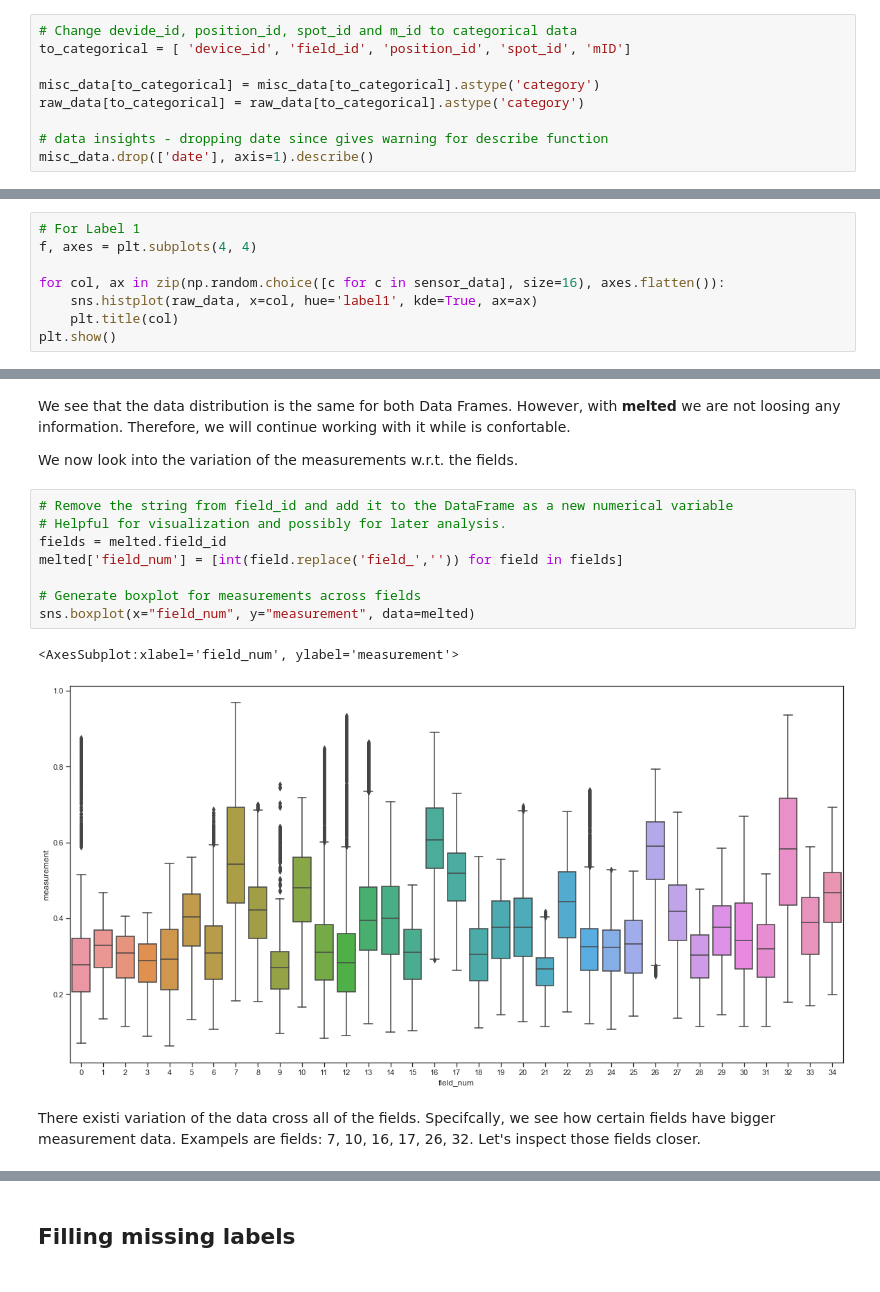
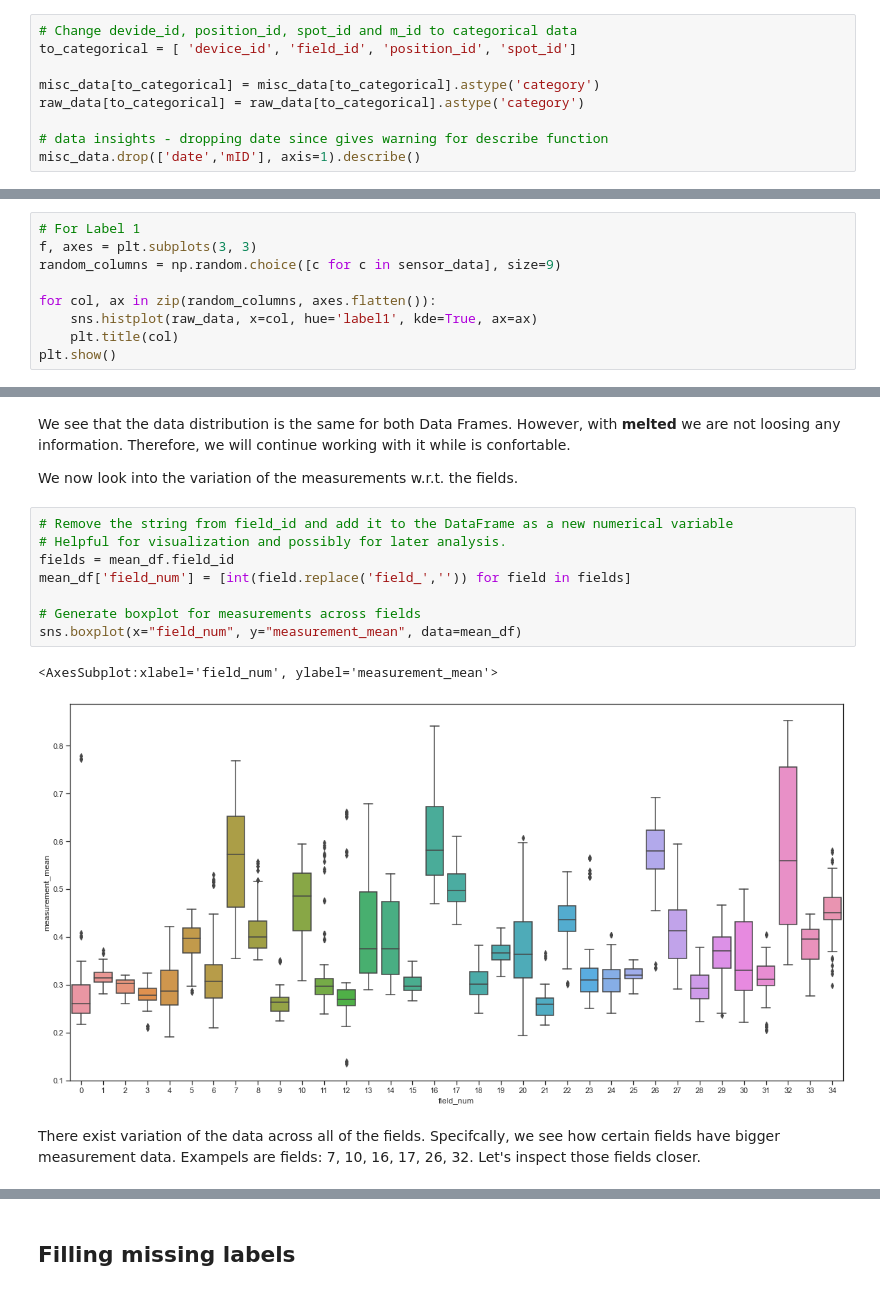
Before and after one commit to nicolasperezdeo/stenon_challenge, a Jupyter notebook: junior_DS_challenge.ipynb, the cells around one changed output, grey strips where cells are left out. Drawn from its saved outputs; the diff is of its cells as text.

```diff
--- a/junior_DS_challenge.ipynb
+++ b/junior_DS_challenge.ipynb
@@ -89,11 +99,11 @@ Moreover, the data is bounded to the [0,1] range, thus, normalized. Depending on
 Now we look int the other non-numerical data.
 # %%
 # Change devide_id, position_id, spot_id and m_id to categorical data
-to_categorical = [ 'device_id', 'field_id', 'position_id', 'spot_id', 'mID']
+to_categorical = [ 'device_id', 'field_id', 'position_id', 'spot_id']
 
 misc_data[to_categorical] = misc_data[to_categorical].astype('category')
 raw_data[to_categorical] = raw_data[to_categorical].astype('category')
 
 # data insights - dropping date since gives warning for describe function
-misc_data.drop(['date'], axis=1).describe()
+misc_data.drop(['date','mID'], axis=1).describe()
 # %% [output]
@@ -139,9 +150,10 @@ sensor_data = sensor_data.apply(lambda row: row.fillna(row.mean()), axis=1)
 Let's now look into the distribution of the data with respect to the given labels. I will plot randomly slected sensor data across measurements to see the predictive power of the sensor data (columns).
 # %%
 # For Label 1
-f, axes = plt.subplots(4, 4)
+f, axes = plt.subplots(3, 3)
+random_columns = np.random.choice([c for c in sensor_data], size=9)
 
-for col, ax in zip(np.random.choice([c for c in sensor_data], size=16), axes.flatten()):
+for col, ax in zip(random_columns, axes.flatten()):
     sns.histplot(raw_data, x=col, hue='label1', kde=True, ax=ax)
     plt.title(col)
 plt.show()
@@ -258,16 +263,16 @@ We now look into the variation of the measurements w.r.t. the fields.
 # %%
 # Remove the string from field_id and add it to the DataFrame as a new numerical variable
 # Helpful for visualization and possibly for later analysis.
-fields = melted.field_id
-melted['field_num'] = [int(field.replace('field_','')) for field in fields]
+fields = mean_df.field_id
+mean_df['field_num'] = [int(field.replace('field_','')) for field in fields]
 
 # Generate boxplot for measurements across fields
-sns.boxplot(x="field_num", y="measurement", data=melted)
+sns.boxplot(x="field_num", y="measurement_mean", data=mean_df)
 # %% [output]
-<AxesSubplot:xlabel='field_num', ylabel='measurement'>
+<AxesSubplot:xlabel='field_num', ylabel='measurement_mean'>
-[figure, old version]
+[figure, new version]
 # %% [markdown]
-There existi variation of the data cross all of the fields. Specifcally, we see how certain fields have bigger measurement data. Exampels are fields: 7, 10, 16, 17, 26, 32. Let's inspect those fields closer.
+There exist variation of the data across all of the fields. Specifcally, we see how certain fields have bigger measurement data. Exampels are fields: 7, 10, 16, 17, 26, 32. Let's inspect those fields closer.
 # %%
 # define list of fields to inspect
 inspect_fields = [7, 10, 16, 17, 26, 32]
```
Also changed, not shown: parts of 62 cells of this notebook, 2 other files.
